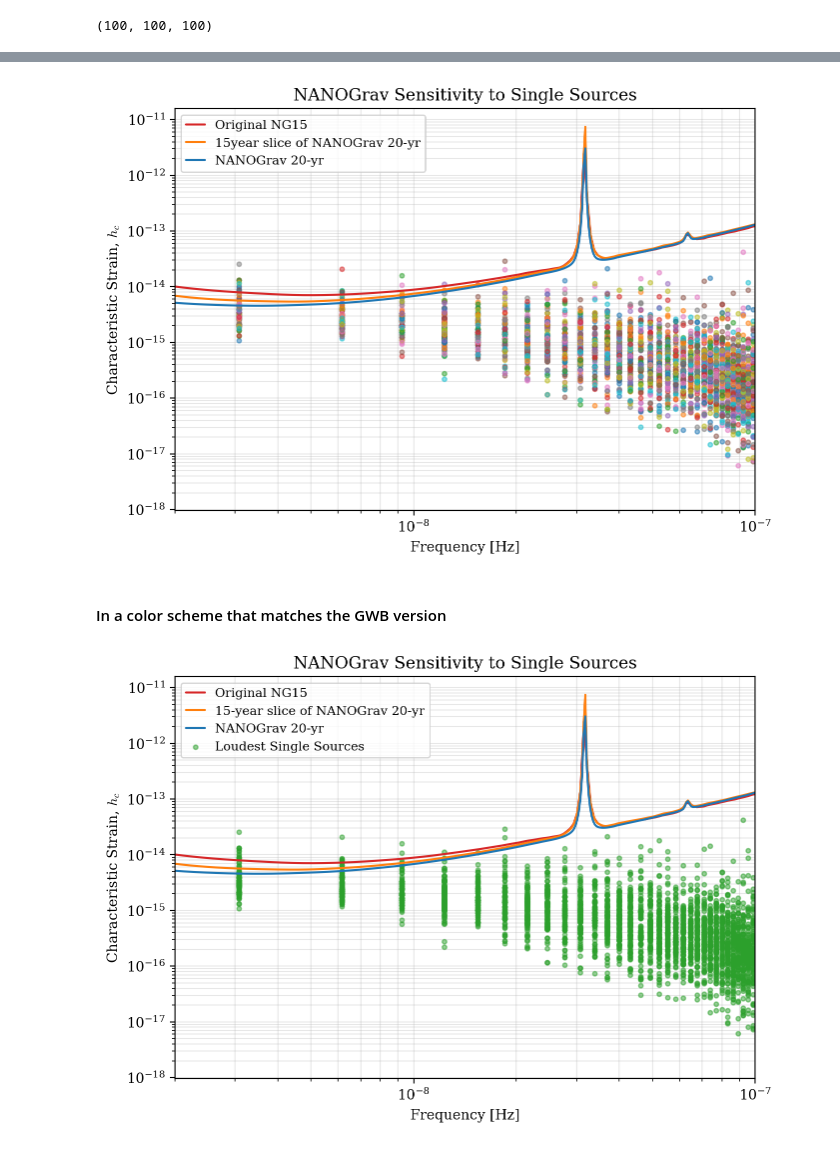
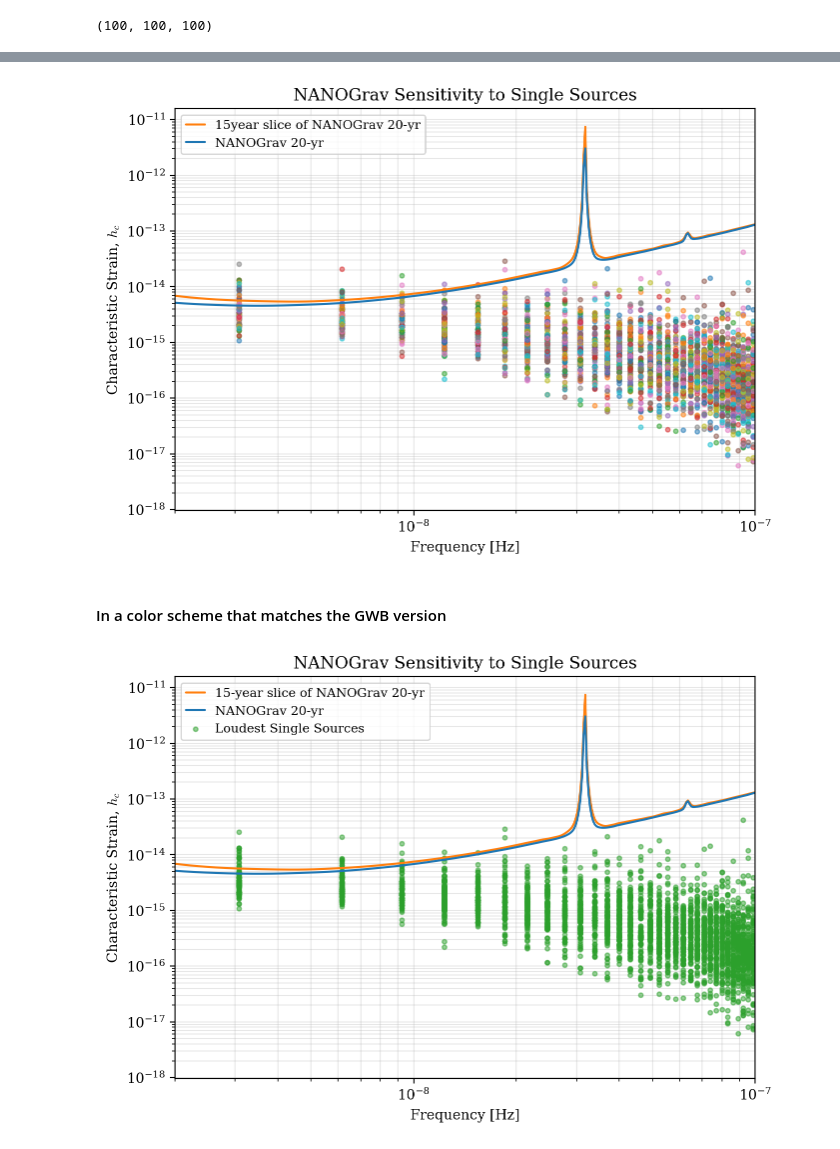
Before and after one commit to anjanaashok592/pta_tuning, a Jupyter notebook: notebooks/sensitivity_1520/sensitivity_comparisons_ng15_ng20.ipynb, the cells around one changed output, grey strips where cells are left out. Saved outputs shown, nothing was run; the diff lists cells and outputs as text; code cells hidden in the pictures.

```diff
--- a/notebooks/sensitivity_1520/sensitivity_comparisons_ng15_ng20.ipynb
+++ b/notebooks/sensitivity_1520/sensitivity_comparisons_ng15_ng20.ipynb
@@ -513,7 +600,7 @@ for nr in range(plot_num_params):
 #hc_plaw = 1.0e-15 * np.power(fobs_gw_cents, -2.0 / 3.0)
 #ax.plot(fobs_gw_cents, hc_plaw, "k--", alpha=0.5, lw=1.0)
 
-ax.loglog(ng15_sc_gwb.freqs,ng15_sc_gwb.h_c,color='C3',label='Original NG15')
+#ax.loglog(ng15_sc_gwb.freqs,ng15_sc_gwb.h_c,color='C3',label='Original NG15')
 ax.loglog(sliced_GWBSC.freqs,sliced_GWBSC.h_c,color='C1',label='15year slice of NANOGrav 20-yr')
 ax.loglog(ng20_sens.freqs,ng20_sens.h_c,color='C0',label='NANOGrav 20-yr')
 #ax.loglog(ng15_sc_gwb.freqs,ng15_sc_gwb.h_c,label='NANOGrav 15-yr')
@@ -535,14 +622,14 @@ plt.tight_layout()
 plt.savefig("ng20_ng15_sensitivity_comparison_cws.png", dpi=300, bbox_inches='tight')
 plt.show()
 # %% [output]
-[figure, old version]
+[figure, new version]
 # %% [markdown]
 #### In a color scheme that matches the GWB version
 # %%
 fig, ax = holo.plot.figax()
 
 # Sensiticity curves
-ax.loglog(ng15_sc_gwb.freqs, ng15_sc_gwb.h_c, color='C3', label='Original NG15')
+#ax.loglog(ng15_sc_gwb.freqs, ng15_sc_gwb.h_c, color='C3', label='Original NG15')
 ax.loglog(sliced_GWBSC.freqs, sliced_GWBSC.h_c, color='C1', label='15-year slice of NANOGrav 20-yr')
 ax.loglog(ng20_sens.freqs, ng20_sens.h_c, color='C0', label='NANOGrav 20-yr')
 
@@ -568,31 +655,31 @@ for nr in range(plot_num_params):
                     hc_ss[nr, :, rr, ll],
                     s=10,
                     alpha=0.5,
                     color=single_source_color,
                     label='Loudest Single Sources'
                 )
                 labeled_single_sources = True
             else:
                 ax.scatter(
                     fobs_gw_cents,
                     hc_ss[nr, :, rr, ll],
                     s=10,
                     alpha=0.5,
                     color=single_source_color
                 )
 
 
 # Axis setup and labels
 plt.xlim(2e-9, 1e-7)
 ax.set_xlabel('Frequency [Hz]')
 ax.set_ylabel('Characteristic Strain, $h_c$')
 ax.set_title('NANOGrav Sensitivity to Single Sources')
 ax.grid(which='both', alpha=0.3)
 ax.legend(loc='best', fontsize=9)
 ax.set_xscale('log')
 ax.set_yscale('log')
 plt.tight_layout()
 plt.savefig("ng20_ng15_sensitivity_comparison_cws.png", dpi=300, bbox_inches='tight')
 plt.show()
 # %% [output]
-[figure, old version]
+[figure, new version]
```
Also changed, not shown: parts of 21 cells of this notebook.
